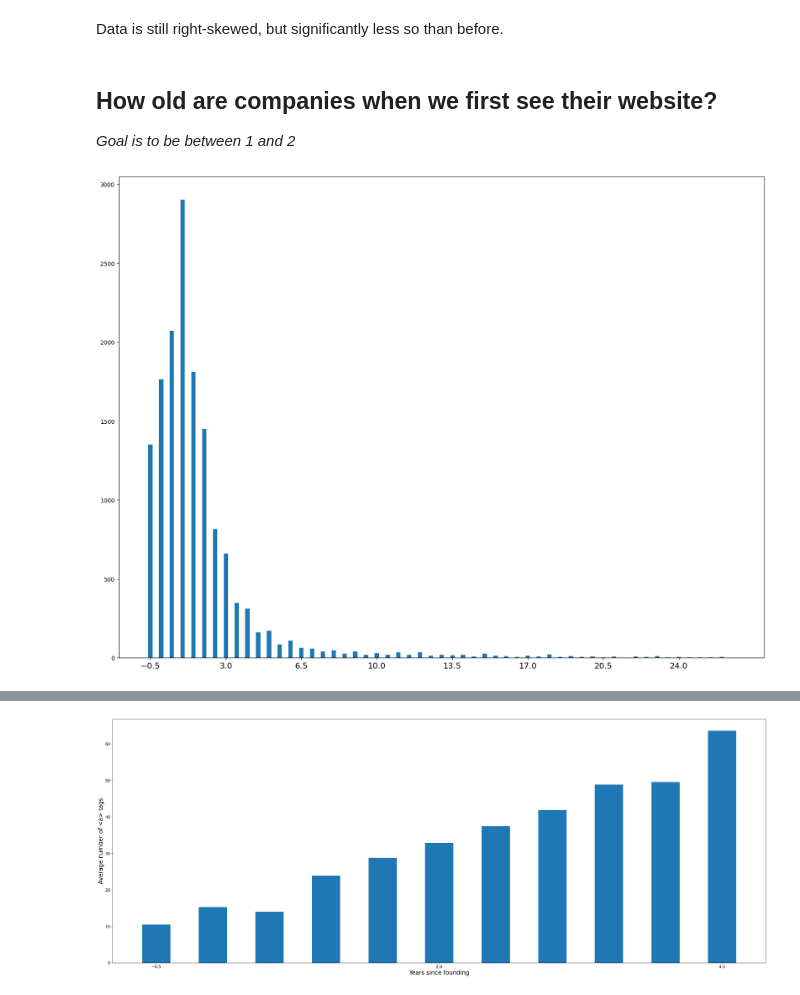
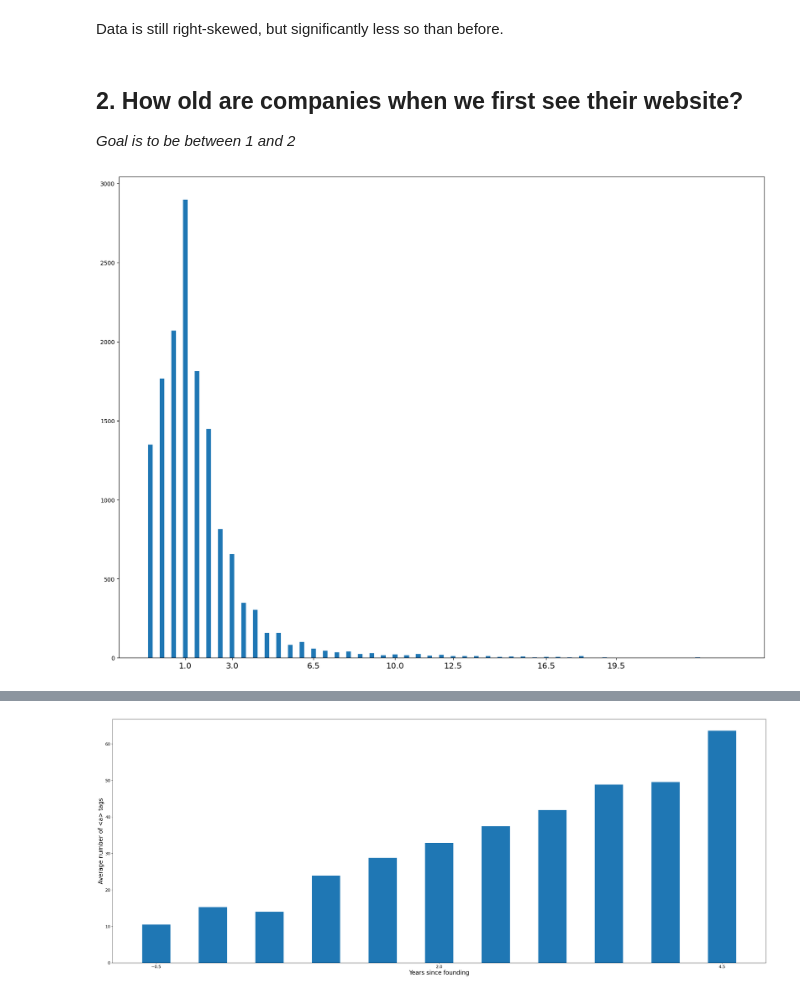
Before and after one commit to charlesmiele/predicting-identifying-startup-failure, a Jupyter notebook: analysis/html_timeseries.ipynb, the cells around one changed output, grey strips where cells are left out. Cells and saved outputs as stored; diff of their text form; code cells hidden in the pictures.

```diff
--- a/analysis/html_timeseries.ipynb
+++ b/analysis/html_timeseries.ipynb
@@ -46,14 +67,14 @@ plt.bar(html_data["tfs_y"].value_counts().index, html_data["tfs_y"].value_counts
 # %% [markdown]
 Data is still right-skewed, but significantly less so than before.
 # %% [markdown]
-## How old are companies when we first see their website?
+## 2. How old are companies when we first see their website?
 
 _Goal is to be between 1 and 2_
 # %%
 # Group by entityid, select min time_from_start_m
 fig, axs = plt.subplots(figsize=(20, 15));
 data = html_data.groupby('entityid')['tfs_y'].min().value_counts()
 plt.bar(data.index, data, width=0.2);
-plt.xticks(grouped_data.index[::7], fontsize=14);
+plt.xticks(data.index[::7], fontsize=14);
 # %% [output]
-[figure, old version]
+[figure, new version]
```
Also changed, not shown: parts of 66 cells of this notebook, 2 other files.
